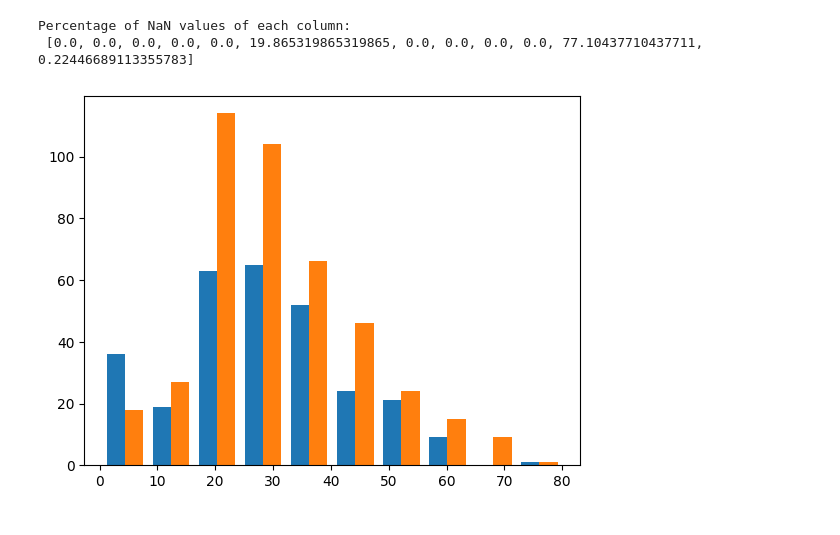
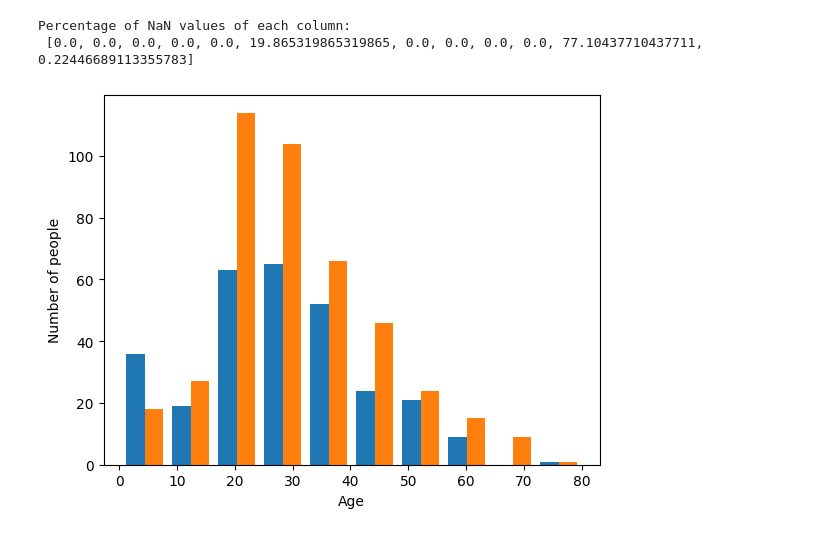
Before and after one commit to Oscilous/IML-A10, a Jupyter notebook: main.ipynb, the cells around one changed output. Drawn from its saved outputs; the diff is of its cells as text; code cells hidden in the pictures.

```diff
--- a/main.ipynb
+++ b/main.ipynb
@@ -48,13 +51,16 @@ Percentage of NaN values of each column:
 # %%
 #check correlation
 
 mask_survived = df['Survived'] == 1  #Spliting dataset into the ones survived
 mask_dead = df['Survived'] == 0      #Spliting dataset into the ones dead
 
 Survived = df[mask_survived]
 Dead = df[mask_dead]
 
 plt.hist([Survived['Age'], Dead['Age']])    #Plotting the amount of people who survived and died compared to age
+plt.xlabel("Age")
+plt.ylabel("Number of people")
+plt.title = ("Survival rate based on age")
 plt.show()
 # %% [output]
-[figure, old version]
+[figure, new version]
```
Also changed, not shown: parts of 5 cells of this notebook, 1 other file.
